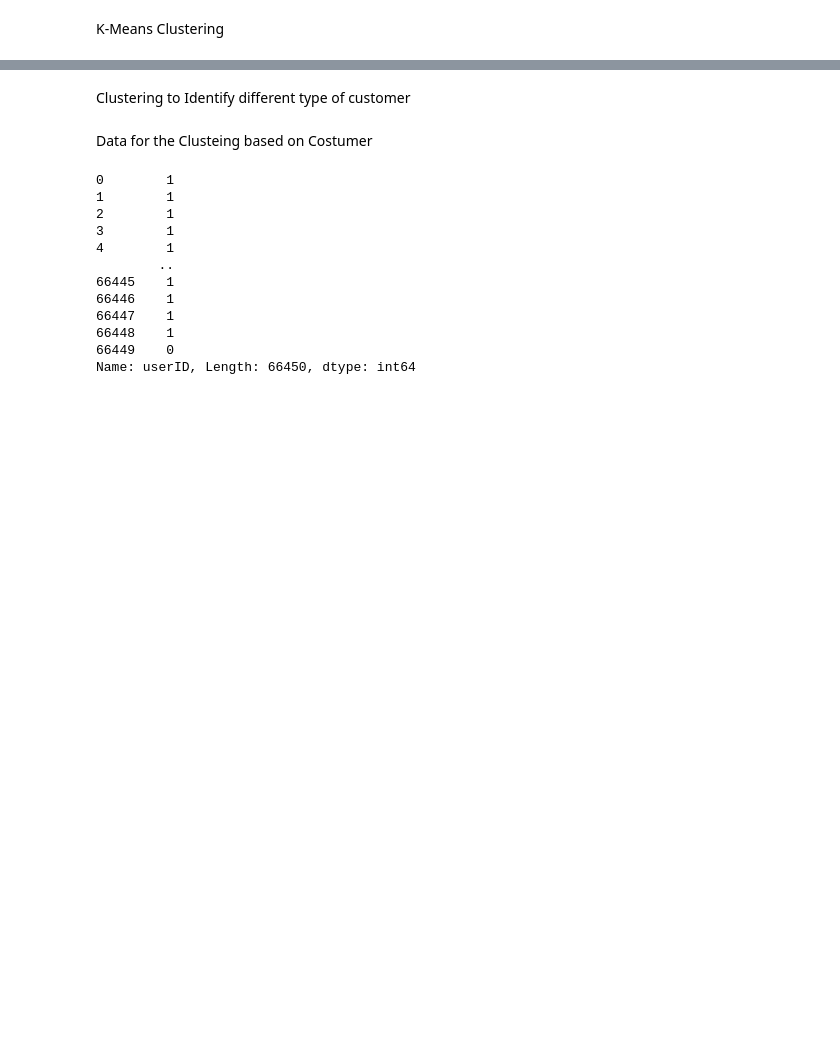
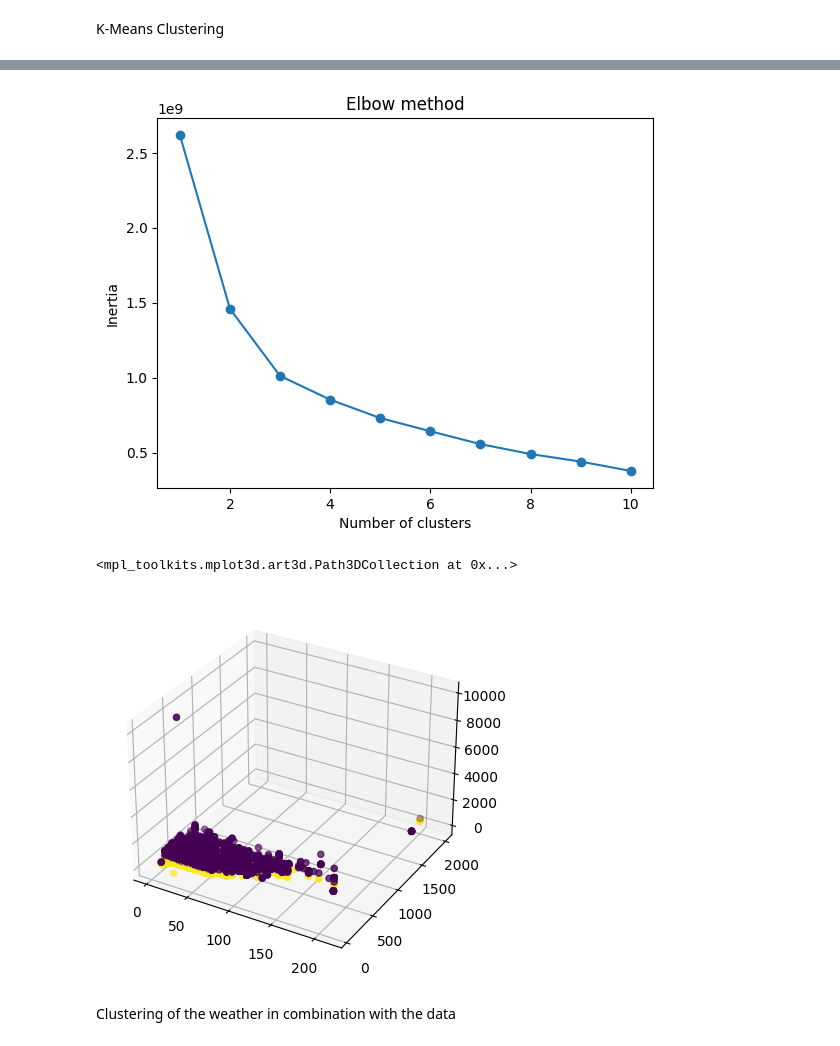
Before and after one commit to Vigro08/AA-Team-Assignment, a Jupyter notebook: Tasks/03_Clustering.ipynb, the cells around one changed output, grey strips where cells are left out. Cells and saved outputs as stored; diff of their text form; code cells hidden in the pictures; blank space fills up the shorter version.

Commit message:
clustering version 3

```diff
--- a/Tasks/03_Clustering.ipynb
+++ b/Tasks/03_Clustering.ipynb
@@ -102,6 +102,28 @@ for i in range(time_left.size):
 
 # set all negativ due to the reason above to 0 -> no time on cable wasted
 time_left_sec[time_left_sec < 0]  = 0
+
+
+# All of the data from the user inputs, to see if there is a difference, userInputs_WhPerMile, userInputs_kWhRequested, userInputs_milesRequested, userInputs_minutesAvailable, userInputs_modifiedAt, userInputs_paymentRequired,  userInputs_requestedDeparture
+# determining the total amount of seconds spent on the charging station
+time_all_user = input_data["userInputs_minutesAvailable"]
+
+KWh_user = input_data["userInputs_kWhRequested"]
+
+# userInputs_WhPerMile
+Wh_per_mile_user = input_data["userInputs_WhPerMile"]
+
+# userInputs_milesRequested
+miles_req = input_data["userInputs_milesRequested"]
+
+# userInputs_modifiedAt
+mod_at = input_data["userInputs_modifiedAt"]
+
+# userInputs_paymentRequired
+pay_req = input_data["userInputs_paymentRequired"]
+
+# userInputs_requestedDeparture
+req_dep = input_data["userInputs_requestedDeparture"]
 # %% [output]
 A value is trying to be set on a copy of a slice from a DataFrame
 
@@ -178,23 +196,28 @@ ax.scatter3D(time_perc, KWh, time_of_day,c=kmeans.labels_)
-# %% [markdown]
-Clustering to Identify different type of customer
-# %% [markdown]
-Data for the Clusteing based on Costumer
-# %%
-# number of visits in stations seems to not work
-num_per_user = input_data.groupby("userID")
-print(input_data["userID"])
-
-# when did they visit
-# %% [output]
-0        1
-1        1
-2        1
-3        1
-4        1
-        ..
-66445    1
-66446    1
-66447    1
-66448    1
-66449    0
-Name: userID, Length: 66450, dtype: int64
+# %%
+data = list(zip(KWh_user, Wh_per_mile_user, time_all_user))
+inertias = []
+
+for i in range(1,11):
+    kmeans = KMeans(n_clusters=i)
+    kmeans.fit(data)
+    inertias.append(kmeans.inertia_)
+
+plt.plot(range(1,11), inertias, marker='o')
+plt.title('Elbow method')
+plt.xlabel('Number of clusters')
+plt.ylabel('Inertia')
+plt.show()
+
+kmeans = KMeans(n_clusters=2)
+kmeans.fit(data)
+inertias.append(kmeans.inertia_)
+
+ax = plt.axes(projection='3d')
+
+ax.scatter3D(KWh_user, Wh_per_mile_user, time_all_user,c=kmeans.labels_)
+# %% [output]
+[figure, added]
+<mpl_toolkits.mplot3d.art3d.Path3DCollection at 0x...>
+[figure, added]
+# %% [markdown]
+Clustering of the weather in combination with the data
```
Also changed, not shown: parts of 6 cells of this notebook.
